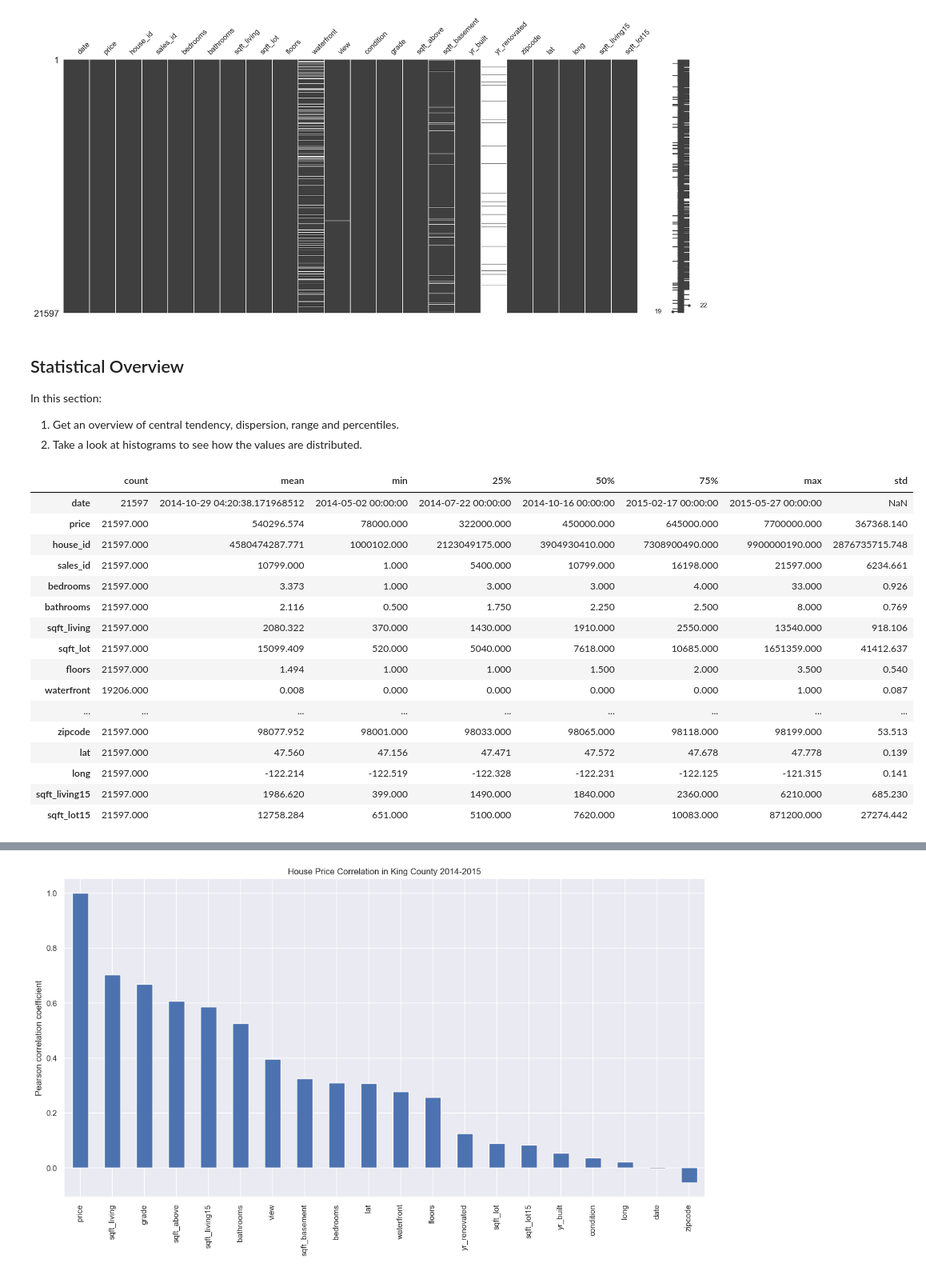
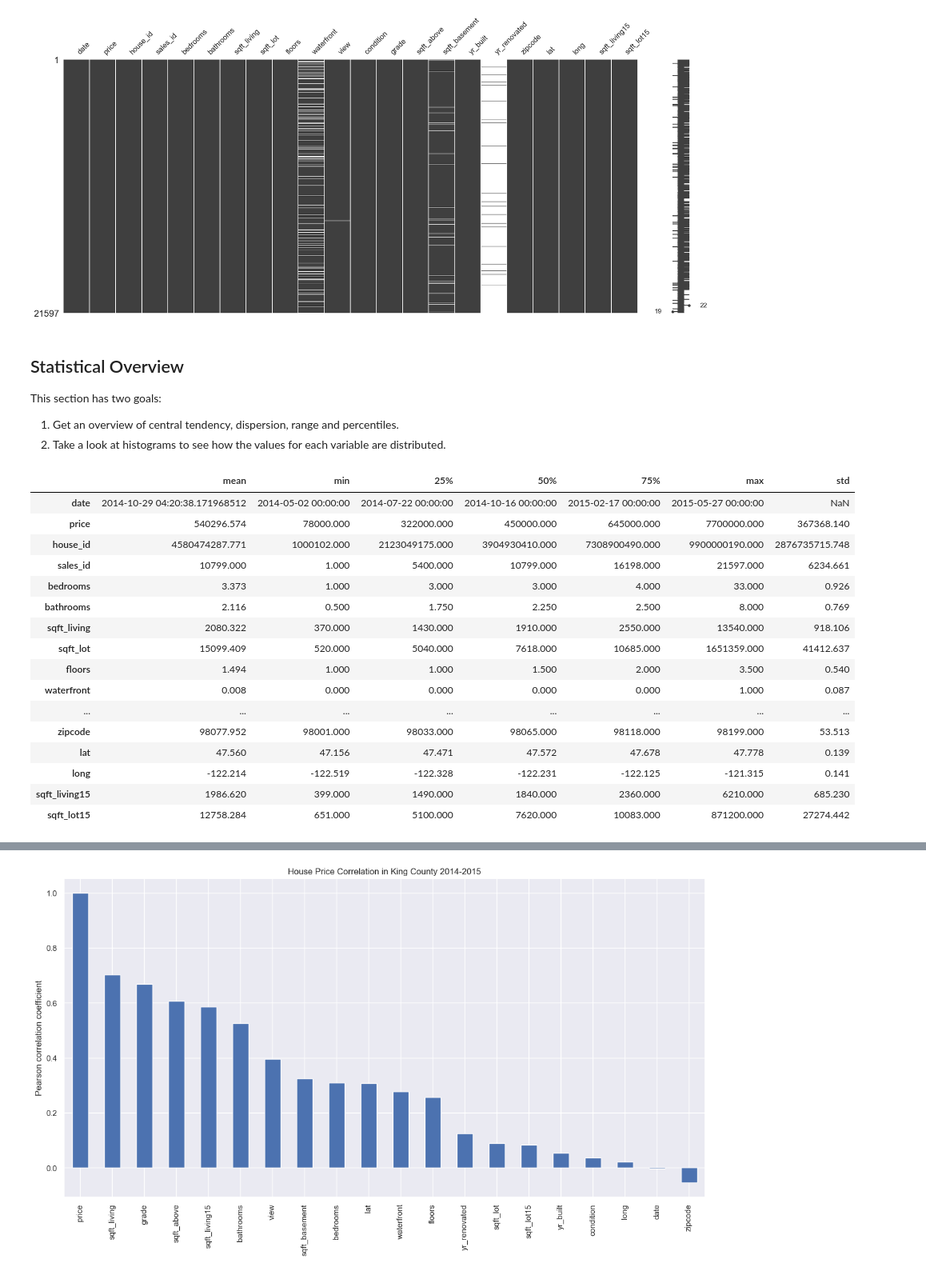
Before and after one commit to jottemka/eda_neuefische, a Jupyter notebook: eda_king_county.ipynb, the cells around one changed output, grey strips where cells are left out. Shown at 80% size. Saved outputs shown, nothing was run; the diff lists cells and outputs as text; code cells hidden in the pictures.

```diff
--- a/eda_king_county.ipynb
+++ b/eda_king_county.ipynb
@@ -132,31 +132,31 @@ Number of duplicate rows: 0
 # %% [markdown]
 ## Statistical Overview
 
-In this section:
+This section has two goals:
 
 1. Get an overview of central tendency, dispersion, range and percentiles.
-2. Take a look at histograms to see how the values are distributed.
+2. Take a look at histograms to see how the values for each variable are distributed.
 # %%
 # Statistical overview
-df.describe().transpose()
+df.describe().transpose().drop("count",axis=1)
 # %% [output]
-|  | count | mean | min | 25% | 50% | 75% | max | std |
-| date | 21597 | 2014-10-29 04:20:38.171968512 | 2014-05-02 00:00:00 | 2014-07-22 00:00:00 | 2014-10-16 00:00:00 | 2015-02-17 00:00:00 | 2015-05-27 00:00:00 | NaN |
-| price | 21597.000 | 540296.574 | 78000.000 | 322000.000 | 450000.000 | 645000.000 | 7700000.000 | 367368.140 |
-| house_id | 21597.000 | 4580474287.771 | 1000102.000 | 2123049175.000 | 3904930410.000 | 7308900490.000 | 9900000190.000 | 2876735715.748 |
-| sales_id | 21597.000 | 10799.000 | 1.000 | 5400.000 | 10799.000 | 16198.000 | 21597.000 | 6234.661 |
-| bedrooms | 21597.000 | 3.373 | 1.000 | 3.000 | 3.000 | 4.000 | 33.000 | 0.926 |
-| bathrooms | 21597.000 | 2.116 | 0.500 | 1.750 | 2.250 | 2.500 | 8.000 | 0.769 |
-| sqft_living | 21597.000 | 2080.322 | 370.000 | 1430.000 | 1910.000 | 2550.000 | 13540.000 | 918.106 |
-| sqft_lot | 21597.000 | 15099.409 | 520.000 | 5040.000 | 7618.000 | 10685.000 | 1651359.000 | 41412.637 |
-| floors | 21597.000 | 1.494 | 1.000 | 1.000 | 1.500 | 2.000 | 3.500 | 0.540 |
-| waterfront | 19206.000 | 0.008 | 0.000 | 0.000 | 0.000 | 0.000 | 1.000 | 0.087 |
-| ... | ... | ... | ... | ... | ... | ... | ... | ... |
-| zipcode | 21597.000 | 98077.952 | 98001.000 | 98033.000 | 98065.000 | 98118.000 | 98199.000 | 53.513 |
-| lat | 21597.000 | 47.560 | 47.156 | 47.471 | 47.572 | 47.678 | 47.778 | 0.139 |
-| long | 21597.000 | -122.214 | -122.519 | -122.328 | -122.231 | -122.125 | -121.315 | 0.141 |
-| sqft_living15 | 21597.000 | 1986.620 | 399.000 | 1490.000 | 1840.000 | 2360.000 | 6210.000 | 685.230 |
-| sqft_lot15 | 21597.000 | 12758.284 | 651.000 | 5100.000 | 7620.000 | 10083.000 | 871200.000 | 27274.442 |
+|  | mean | min | 25% | 50% | 75% | max | std |
+| date | 2014-10-29 04:20:38.171968512 | 2014-05-02 00:00:00 | 2014-07-22 00:00:00 | 2014-10-16 00:00:00 | 2015-02-17 00:00:00 | 2015-05-27 00:00:00 | NaN |
+| price | 540296.574 | 78000.000 | 322000.000 | 450000.000 | 645000.000 | 7700000.000 | 367368.140 |
+| house_id | 4580474287.771 | 1000102.000 | 2123049175.000 | 3904930410.000 | 7308900490.000 | 9900000190.000 | 2876735715.748 |
+| sales_id | 10799.000 | 1.000 | 5400.000 | 10799.000 | 16198.000 | 21597.000 | 6234.661 |
+| bedrooms | 3.373 | 1.000 | 3.000 | 3.000 | 4.000 | 33.000 | 0.926 |
+| bathrooms | 2.116 | 0.500 | 1.750 | 2.250 | 2.500 | 8.000 | 0.769 |
+| sqft_living | 2080.322 | 370.000 | 1430.000 | 1910.000 | 2550.000 | 13540.000 | 918.106 |
+| sqft_lot | 15099.409 | 520.000 | 5040.000 | 7618.000 | 10685.000 | 1651359.000 | 41412.637 |
+| floors | 1.494 | 1.000 | 1.000 | 1.500 | 2.000 | 3.500 | 0.540 |
+| waterfront | 0.008 | 0.000 | 0.000 | 0.000 | 0.000 | 1.000 | 0.087 |
+| ... | ... | ... | ... | ... | ... | ... | ... |
+| zipcode | 98077.952 | 98001.000 | 98033.000 | 98065.000 | 98118.000 | 98199.000 | 53.513 |
+| lat | 47.560 | 47.156 | 47.471 | 47.572 | 47.678 | 47.778 | 0.139 |
+| long | -122.214 | -122.519 | -122.328 | -122.231 | -122.125 | -121.315 | 0.141 |
+| sqft_living15 | 1986.620 | 399.000 | 1490.000 | 1840.000 | 2360.000 | 6210.000 | 685.230 |
+| sqft_lot15 | 12758.284 | 651.000 | 5100.000 | 7620.000 | 10083.000 | 871200.000 | 27274.442 |
 # %%
 # Inspecting the distribution of the data
 df.drop(["house_id","sales_id"],axis=1,inplace=False).hist(figsize=(16, 14), xlabelsize=8, ylabelsize=8);
```
Also changed, not shown: parts of 2 cells of this notebook.
